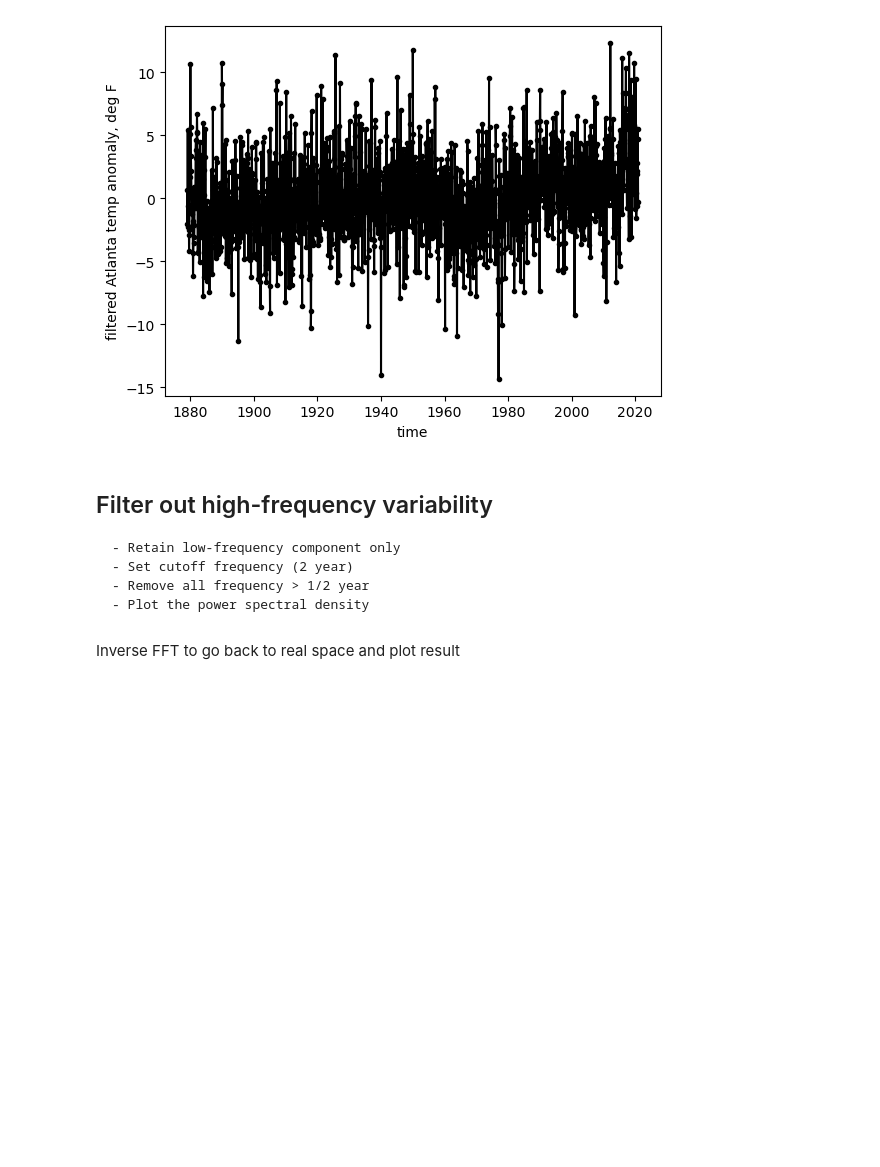
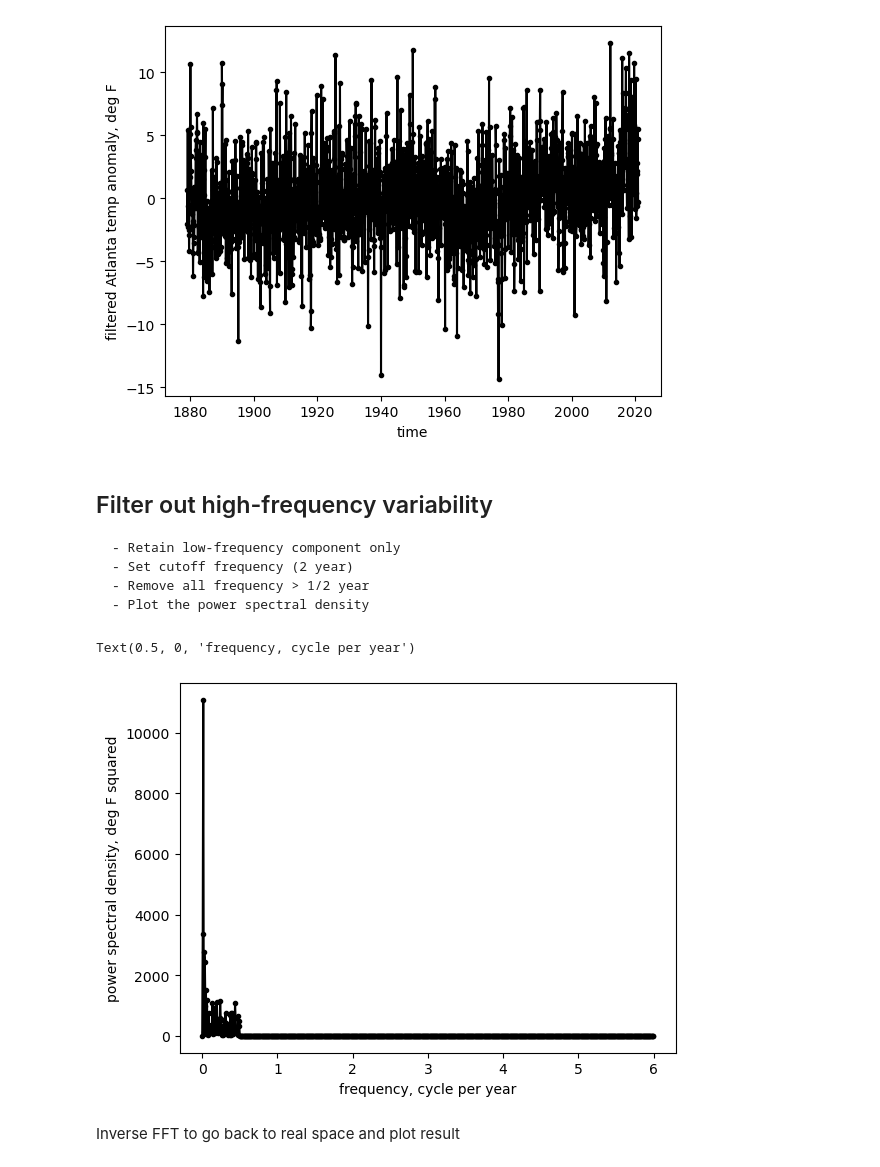
Before and after one commit to aarobel/PracticalCodingMath4EAS, a Jupyter notebook: Demos/InterpSmoothFourier_Python.ipynb, the cells around one changed output. Drawn from its saved outputs; the diff is of its cells as text; code cells hidden in the pictures; blank space fills up the shorter version.

```diff
--- a/Demos/InterpSmoothFourier_Python.ipynb
+++ b/Demos/InterpSmoothFourier_Python.ipynb
@@ -214,11 +200,14 @@ Text(0, 0.5, 'filtered Atlanta temp anomaly, deg F')
 # %%
 hf = abs(freq)>=1/2 # Apply filter
 c_filt = c.copy() # copy the Fourier coefficient
 c_filt[hf]=0 # remove the seasonal cycle
 
 plt.plot(freq[:int(N/2)],2*np.abs(c_filt[:int(N/2)])**2/(N*dt),'k.-')
 plt.ylabel('power spectral density, deg F squared')
-plt.xlabel('frequency, cycle per month')
+plt.xlabel('frequency, cycle per year')
+# %% [output]
+Text(0.5, 0, 'frequency, cycle per year')
+[figure, added]
 # %% [markdown]
 Inverse FFT to go back to real space and plot result
 # %%
```
Also changed, not shown: parts of 11 cells of this notebook, 32 other files.
